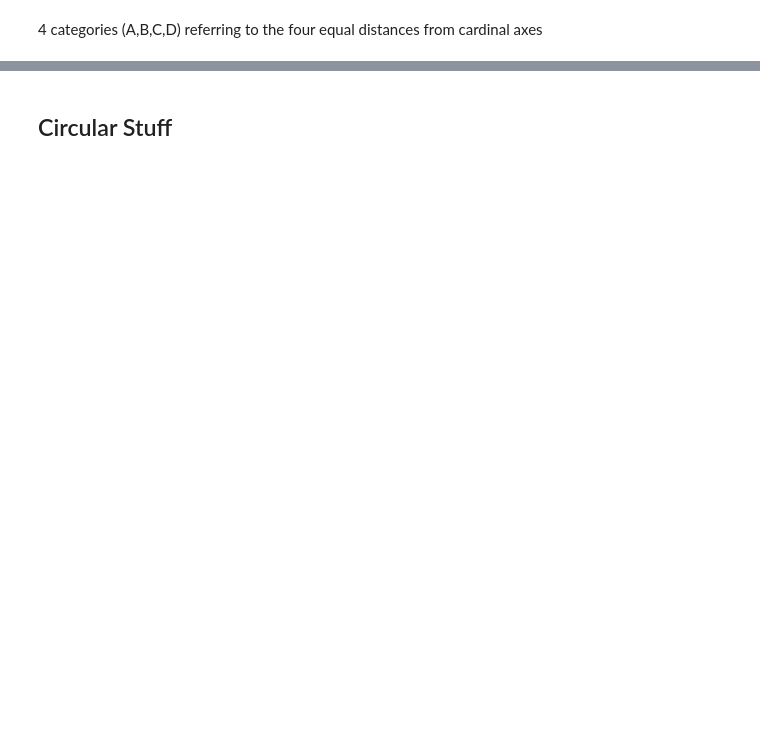
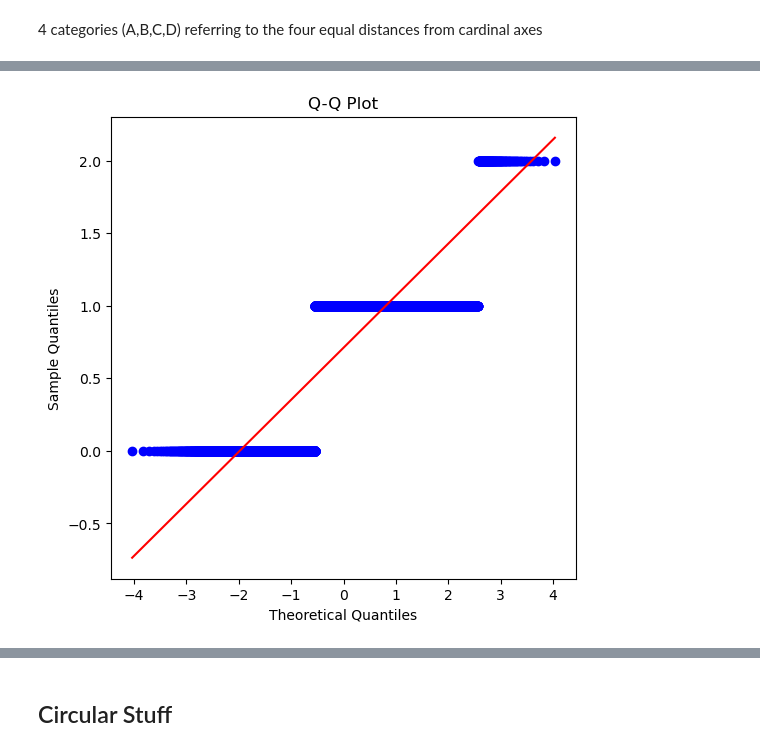
Before and after one commit to aabielefeldt/MultiEyeTem-Clone, a Jupyter notebook: scripts/Behav_Analysis_MultiEyeTem.ipynb, the cells around one changed output, grey strips where cells are left out. Saved outputs shown, nothing was run; the diff lists cells and outputs as text; code cells hidden in the pictures; blank space fills up the shorter version.

```diff
--- a/scripts/Behav_Analysis_MultiEyeTem.ipynb
+++ b/scripts/Behav_Analysis_MultiEyeTem.ipynb
@@ -235 +579,17 @@ else:
+# %%
+## check if assumptions of ANOVA are met!!!
+
+# plot accuracies for evervy individual accuracy per condition and check for gaussian distribution
+# Quantile-Quantile plot. A Q-Q plot is a graphical tool used to assess whether a dataset follows a certain theoretical distribution, typically a normal distribution.
+# Create a bar plot using matplotlib
+
+# Create a Q-Q plot
+plt.figure(figsize=(6, 6))
+stats.probplot(df['acc_trial_concrete_cued'], dist="norm", plot=plt)
+plt.title("Q-Q Plot")
+plt.xlabel("Theoretical Quantiles")
+plt.ylabel("Sample Quantiles")
+plt.show()
+# %% [output]
+[figure, added]
 # %%
```
Also changed, not shown: parts of 45 cells of this notebook.
